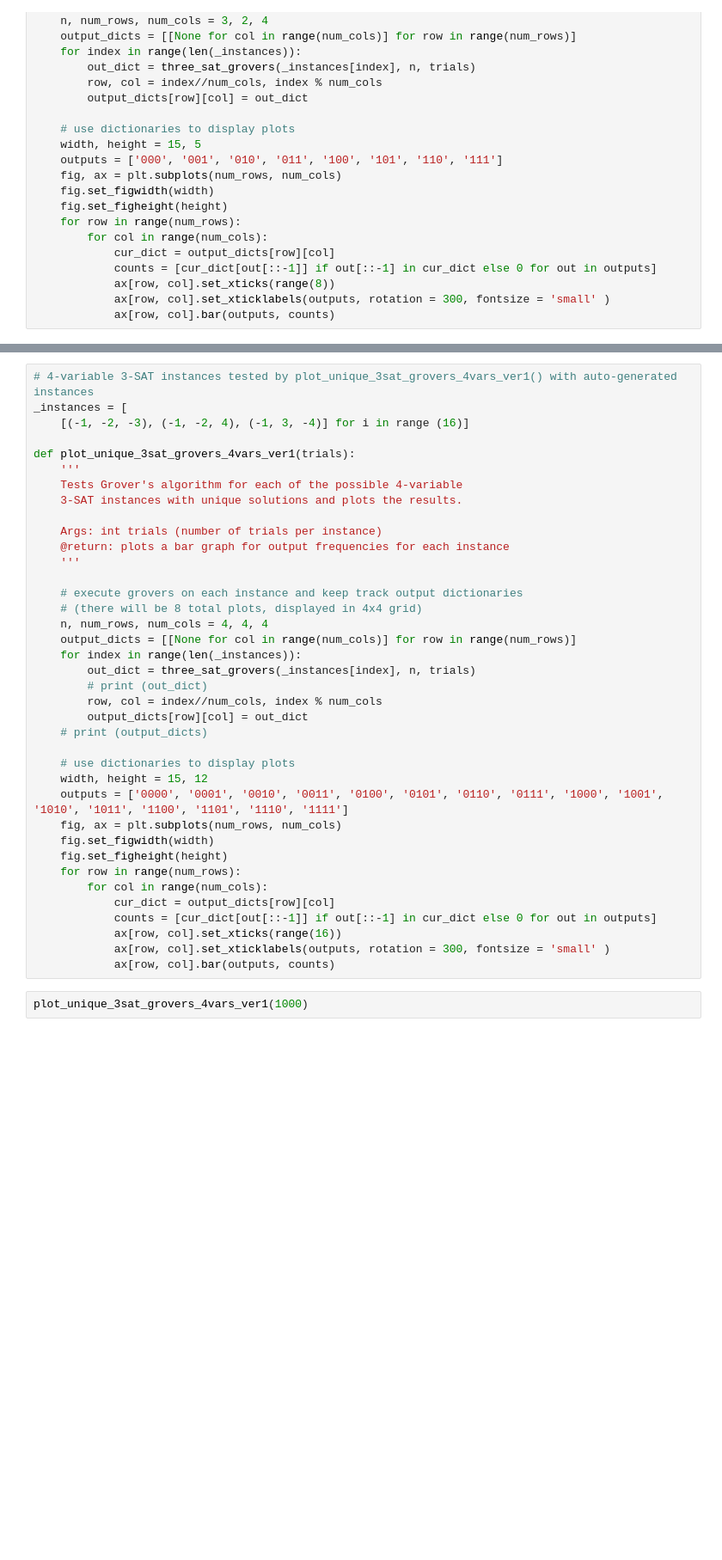
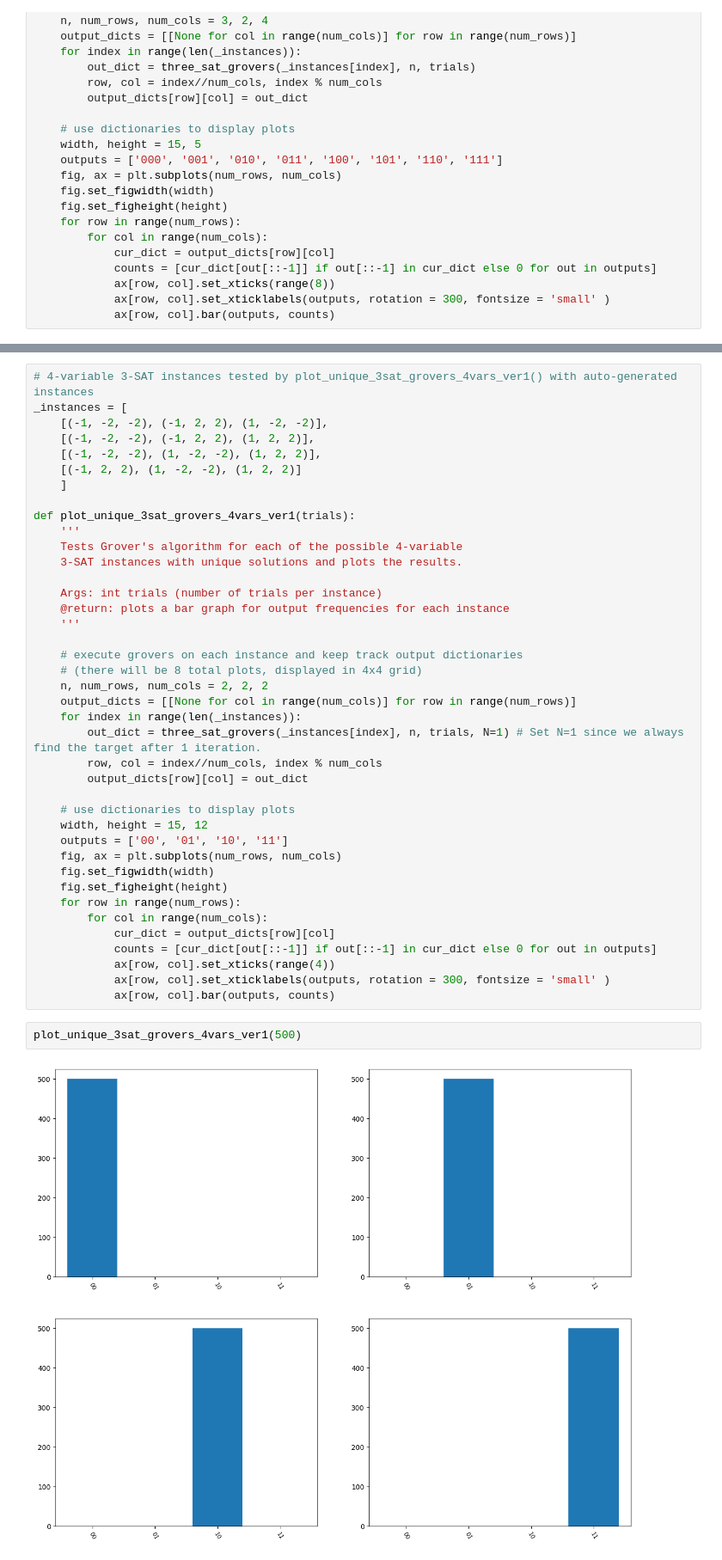
Before and after one commit to KhoiLe01/QuantumComputing, a Jupyter notebook: coding-assignment-5.ipynb, the cells around one changed output, grey strips where cells are left out. Shown: that part at 86% size. Drawn from its saved outputs; the diff is of its cells as text; blank space fills up the shorter version.

```diff
--- a/coding-assignment-5.ipynb
+++ b/coding-assignment-5.ipynb
@@ -318,7 +281,11 @@ plot_unique_3sat_grovers_4vars(100)
 # %%
 # 4-variable 3-SAT instances tested by plot_unique_3sat_grovers_4vars_ver1() with auto-generated instances
 _instances = [
-    [(-1, -2, -3), (-1, -2, 4), (-1, 3, -4)] for i in range (16)]
+    [(-1, -2, -2), (-1, 2, 2), (1, -2, -2)],
+    [(-1, -2, -2), (-1, 2, 2), (1, 2, 2)],
+    [(-1, -2, -2), (1, -2, -2), (1, 2, 2)],
+    [(-1, 2, 2), (1, -2, -2), (1, 2, 2)]
+    ]
 
 def plot_unique_3sat_grovers_4vars_ver1(trials):
     '''
@@ -331,18 +298,16 @@ def plot_unique_3sat_grovers_4vars_ver1(trials):
 
     # execute grovers on each instance and keep track output dictionaries
     # (there will be 8 total plots, displayed in 4x4 grid)
-    n, num_rows, num_cols = 4, 4, 4
+    n, num_rows, num_cols = 2, 2, 2
     output_dicts = [[None for col in range(num_cols)] for row in range(num_rows)]
     for index in range(len(_instances)):
-        out_dict = three_sat_grovers(_instances[index], n, trials)
-        # print (out_dict)
+        out_dict = three_sat_grovers(_instances[index], n, trials, N=1) # Set N=1 since we always find the target after 1 iteration.
         row, col = index//num_cols, index % num_cols
         output_dicts[row][col] = out_dict
-    # print (output_dicts)
 
     # use dictionaries to display plots
     width, height = 15, 12
-    outputs = ['0000', '0001', '0010', '0011', '0100', '0101', '0110', '0111', '1000', '1001', '1010', '1011', '1100', '1101', '1110', '1111']
+    outputs = ['00', '01', '10', '11']
     fig, ax = plt.subplots(num_rows, num_cols)
     fig.set_figwidth(width)
     fig.set_figheight(height)
@@ -350,8 +315,10 @@ def plot_unique_3sat_grovers_4vars_ver1(trials):
         for col in range(num_cols):
             cur_dict = output_dicts[row][col]
             counts = [cur_dict[out[::-1]] if out[::-1] in cur_dict else 0 for out in outputs]
-            ax[row, col].set_xticks(range(16))
+            ax[row, col].set_xticks(range(4))
             ax[row, col].set_xticklabels(outputs, rotation = 300, fontsize = 'small' )
             ax[row, col].bar(outputs, counts)
 # %%
-plot_unique_3sat_grovers_4vars_ver1(1000)
+plot_unique_3sat_grovers_4vars_ver1(500)
+# %% [output]
+[figure, added]
```
Also changed, not shown: parts of 5 cells of this notebook, 3 other files.
